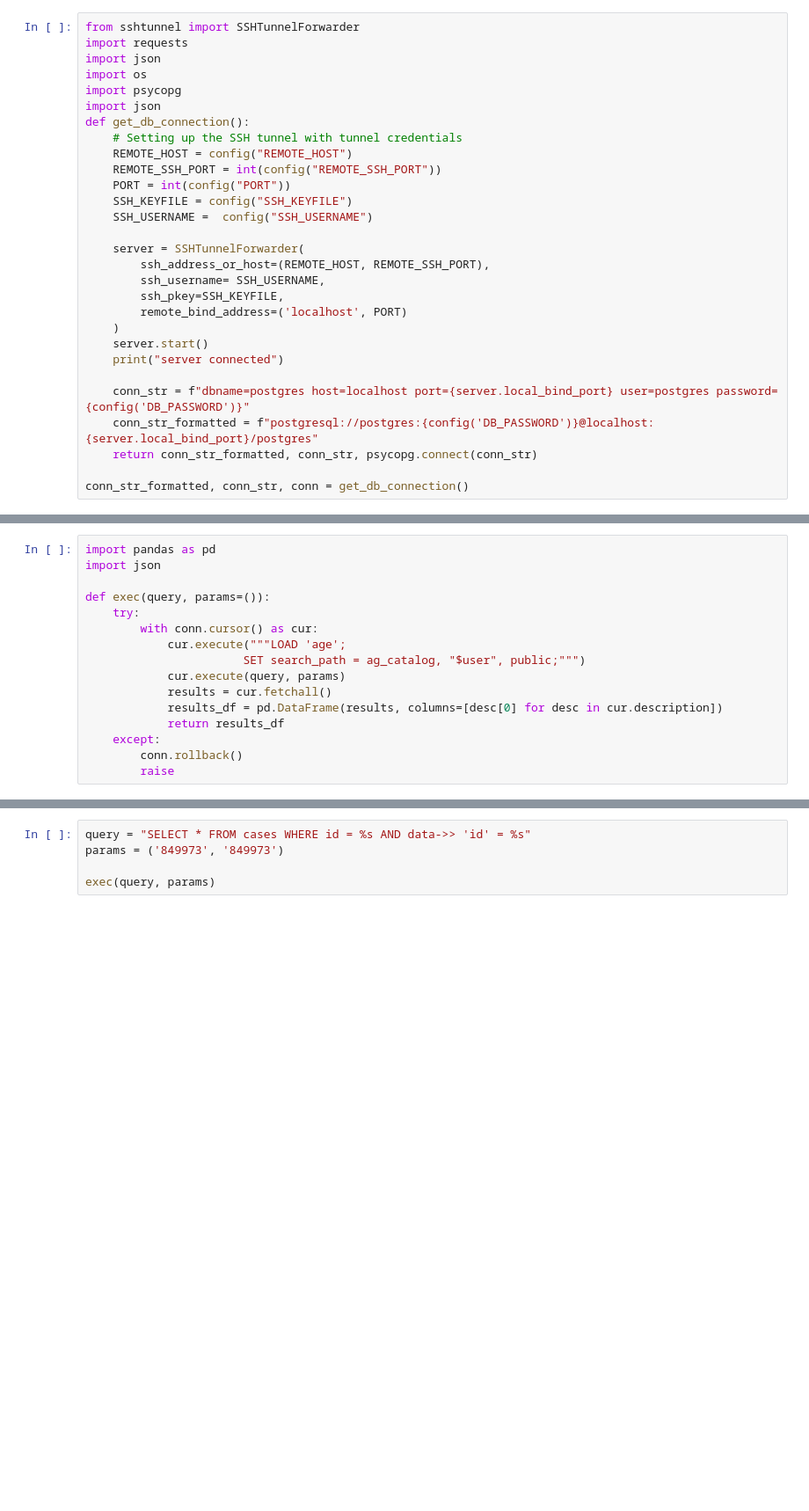
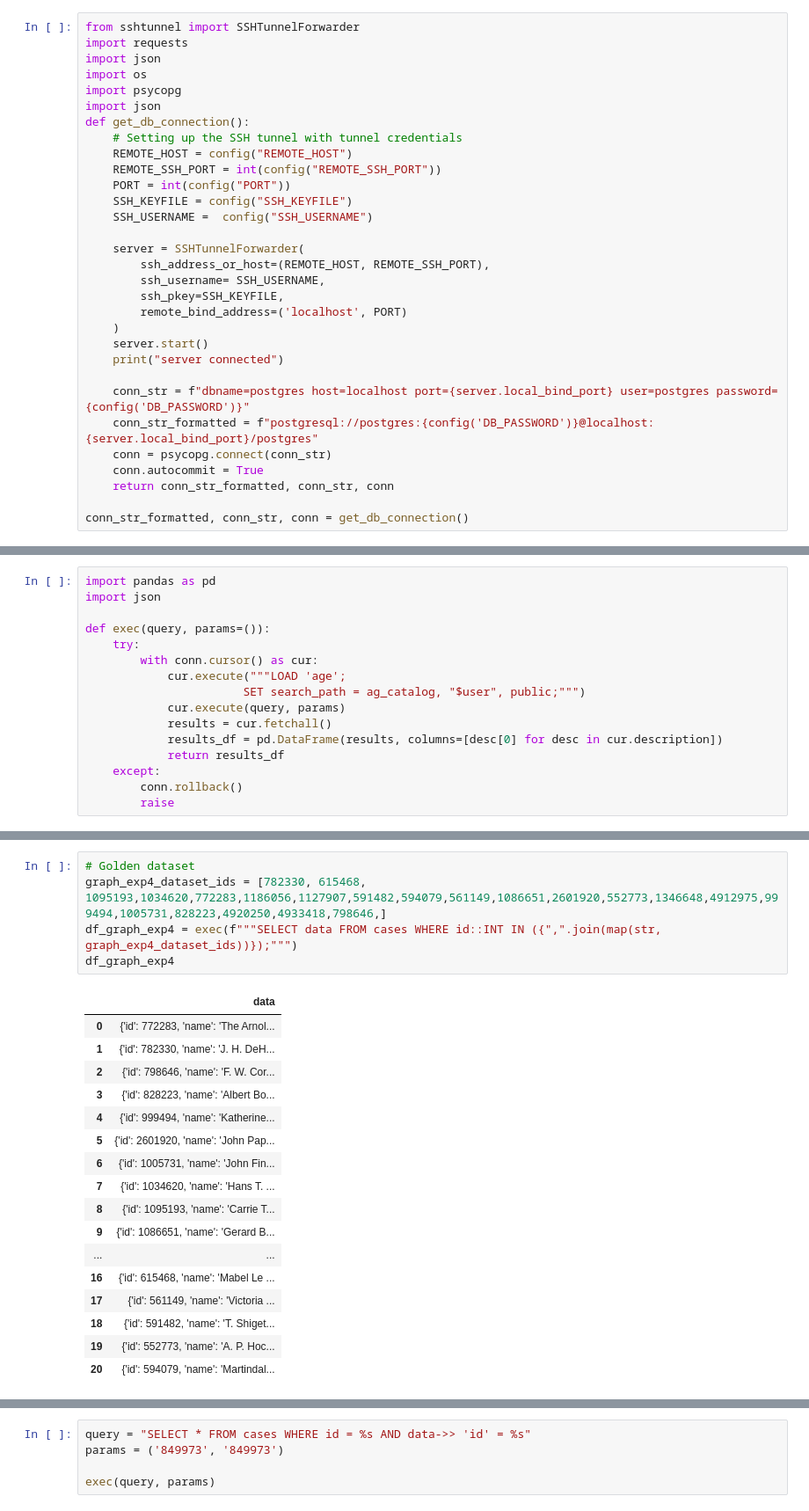
Before and after one commit to rioriost/graphrag-legalcases-postgres, a Jupyter notebook: playground/mluk_graph.ipynb, the cells around one changed output, grey strips where cells are left out. Shown at 88% size. Cells and saved outputs as stored; diff of their text form; blank space fills up the shorter version.

Commit message:
Graph query working v1

```diff
--- a/playground/mluk_graph.ipynb
+++ b/playground/mluk_graph.ipynb
@@ -28,7 +28,9 @@ def get_db_connection():
 
     conn_str = f"dbname=postgres host=localhost port={server.local_bind_port} user=postgres password={config('DB_PASSWORD')}"
     conn_str_formatted = f"postgresql://postgres:{config('DB_PASSWORD')}@localhost:{server.local_bind_port}/postgres"
-    return conn_str_formatted, conn_str, psycopg.connect(conn_str)
+    conn = psycopg.connect(conn_str)
+    conn.autocommit = True
+    return conn_str_formatted, conn_str, conn
 
 conn_str_formatted, conn_str, conn = get_db_connection()
 # %% [output]
@@ -55,0 +58,23 @@ with conn.cursor() as cur:
+# %%
+# Golden dataset
+graph_exp4_dataset_ids = [782330, 615468, 1095193,1034620,772283,1186056,1127907,591482,594079,561149,1086651,2601920,552773,1346648,4912975,999494,1005731,828223,4920250,4933418,798646,]
+df_graph_exp4 = exec(f"""SELECT data FROM cases WHERE id::INT IN ({",".join(map(str, graph_exp4_dataset_ids))});""")
+df_graph_exp4
+# %% [output]
+|  | data |
+| 0 | {'id': 772283, 'name': 'The Arnol... |
+| 1 | {'id': 782330, 'name': 'J. H. DeH... |
+| 2 | {'id': 798646, 'name': 'F. W. Cor... |
+| 3 | {'id': 828223, 'name': 'Albert Bo... |
+| 4 | {'id': 999494, 'name': 'Katherine... |
+| 5 | {'id': 2601920, 'name': 'John Pap... |
+| 6 | {'id': 1005731, 'name': 'John Fin... |
+| 7 | {'id': 1034620, 'name': 'Hans T. ... |
+| 8 | {'id': 1095193, 'name': 'Carrie T... |
+| 9 | {'id': 1086651, 'name': 'Gerard B... |
+| ... | ... |
+| 16 | {'id': 615468, 'name': 'Mabel Le ... |
+| 17 | {'id': 561149, 'name': 'Victoria ... |
+| 18 | {'id': 591482, 'name': 'T. Shiget... |
+| 19 | {'id': 552773, 'name': 'A. P. Hoc... |
+| 20 | {'id': 594079, 'name': 'Martindal... |
```
Also changed, not shown: parts of 15 cells of this notebook, 6 other files.
